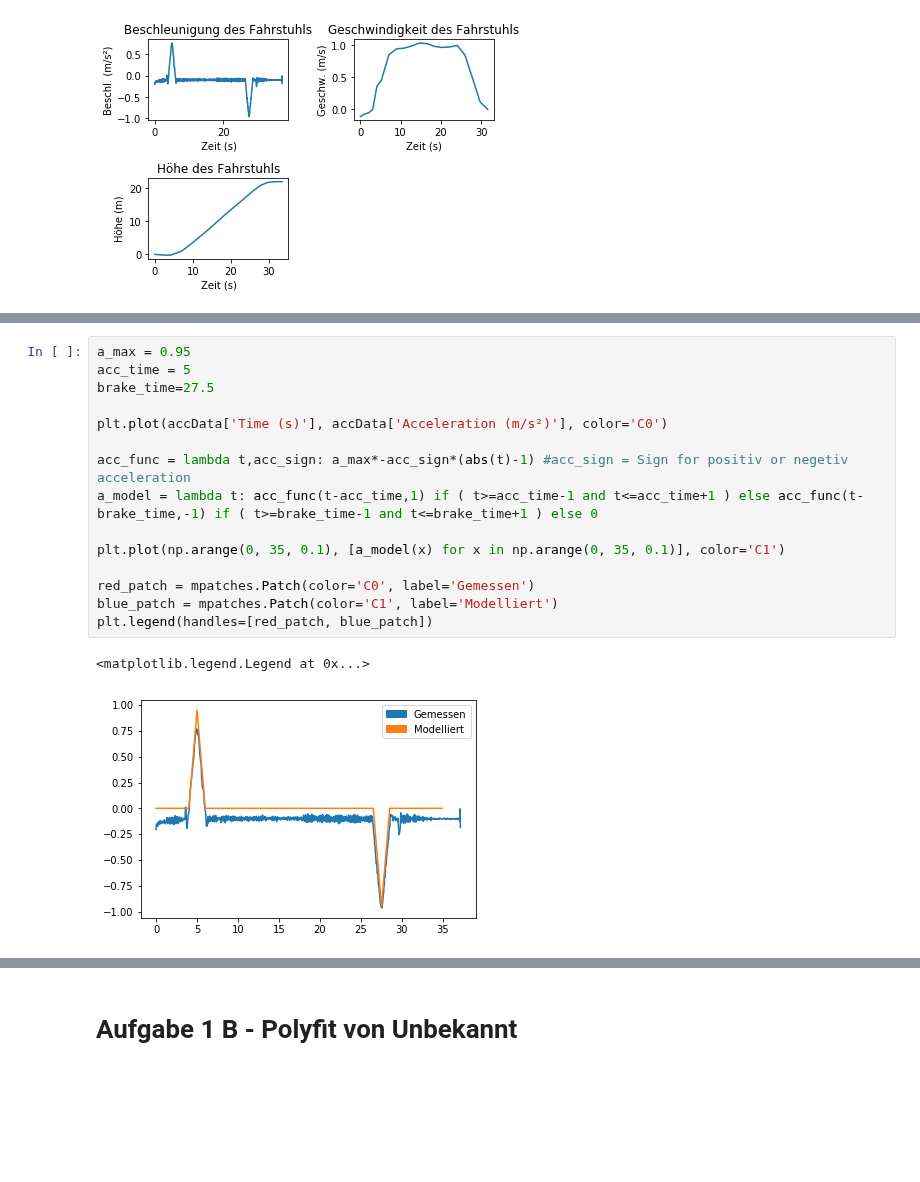
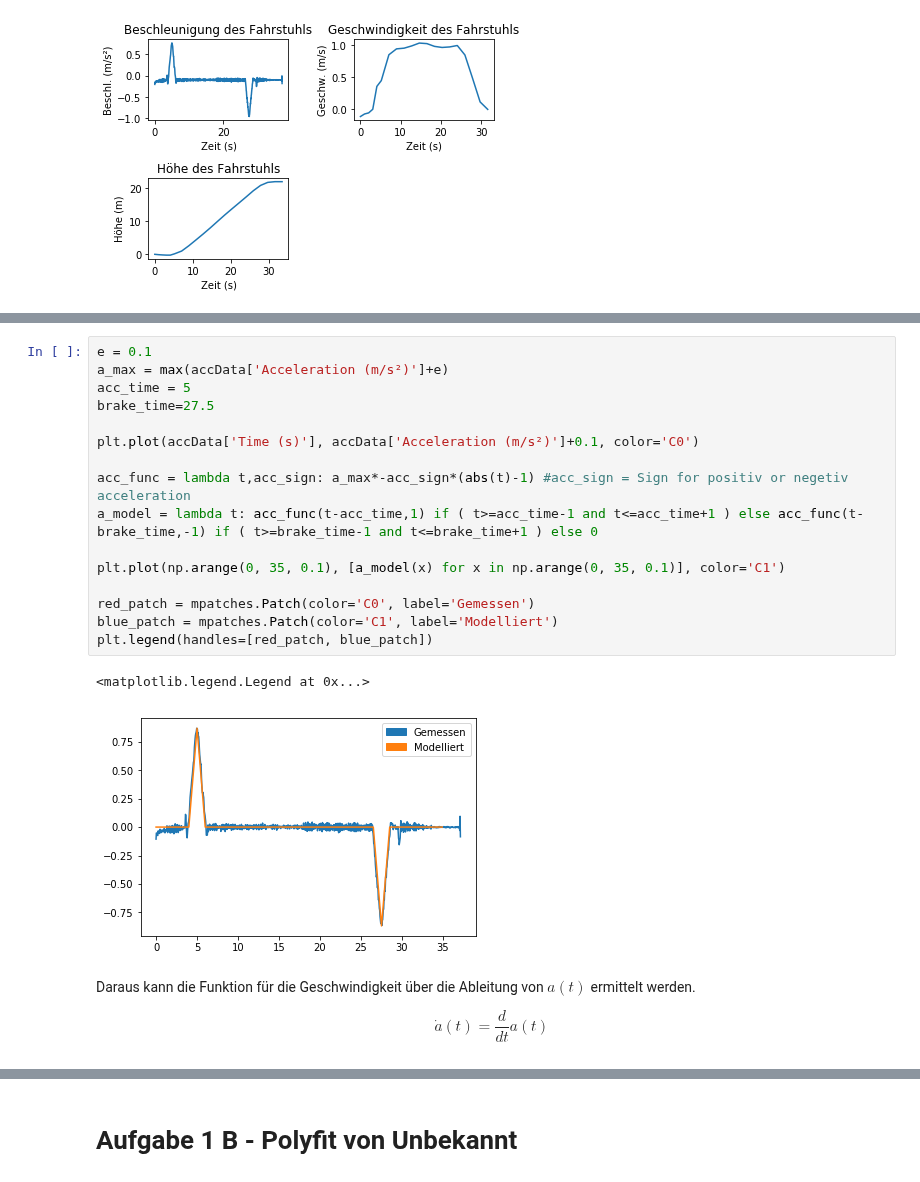
Before and after one commit to darenegade/modellbildung, a Jupyter notebook: Abgabe1/Abgabe1.ipynb, the cells around one changed output, grey strips where cells are left out. Cells and saved outputs as stored; diff of their text form; blank space fills up the shorter version.

```diff
--- a/Abgabe1/Abgabe1.ipynb
+++ b/Abgabe1/Abgabe1.ipynb
@@ -47,21 +52,28 @@ plt.tight_layout()
 # %%
-a_max = 0.95
+e = 0.1
+a_max = max(accData['Acceleration (m/s²)']+e)
 acc_time = 5
 brake_time=27.5
 
-plt.plot(accData['Time (s)'], accData['Acceleration (m/s²)'], color='C0')
+plt.plot(accData['Time (s)'], accData['Acceleration (m/s²)']+0.1, color='C0')
 
 acc_func = lambda t,acc_sign: a_max*-acc_sign*(abs(t)-1) #acc_sign = Sign for positiv or negetiv acceleration
 a_model = lambda t: acc_func(t-acc_time,1) if ( t>=acc_time-1 and t<=acc_time+1 ) else acc_func(t-brake_time,-1) if ( t>=brake_time-1 and t<=brake_time+1 ) else 0
 
 plt.plot(np.arange(0, 35, 0.1), [a_model(x) for x in np.arange(0, 35, 0.1)], color='C1')
 
 red_patch = mpatches.Patch(color='C0', label='Gemessen')
 blue_patch = mpatches.Patch(color='C1', label='Modelliert')
 plt.legend(handles=[red_patch, blue_patch])
 # %% [output]
 <matplotlib.legend.Legend at 0x...>
-[figure, old version]
+[figure, new version]
+# %% [markdown]
+Daraus kann die Funktion für die Geschwindigkeit über die Ableitung von $a(t)$ ermittelt werden.
+
+$$
+\dot{a}(t) = \frac{d}{dt} a(t)
+$$
 # %%
 plt.plot(pvData['Time (s)'], pvData['Velocity (m/s)'], color='C0')
 
```
Also changed, not shown: parts of 15 cells of this notebook, 2 other files.
